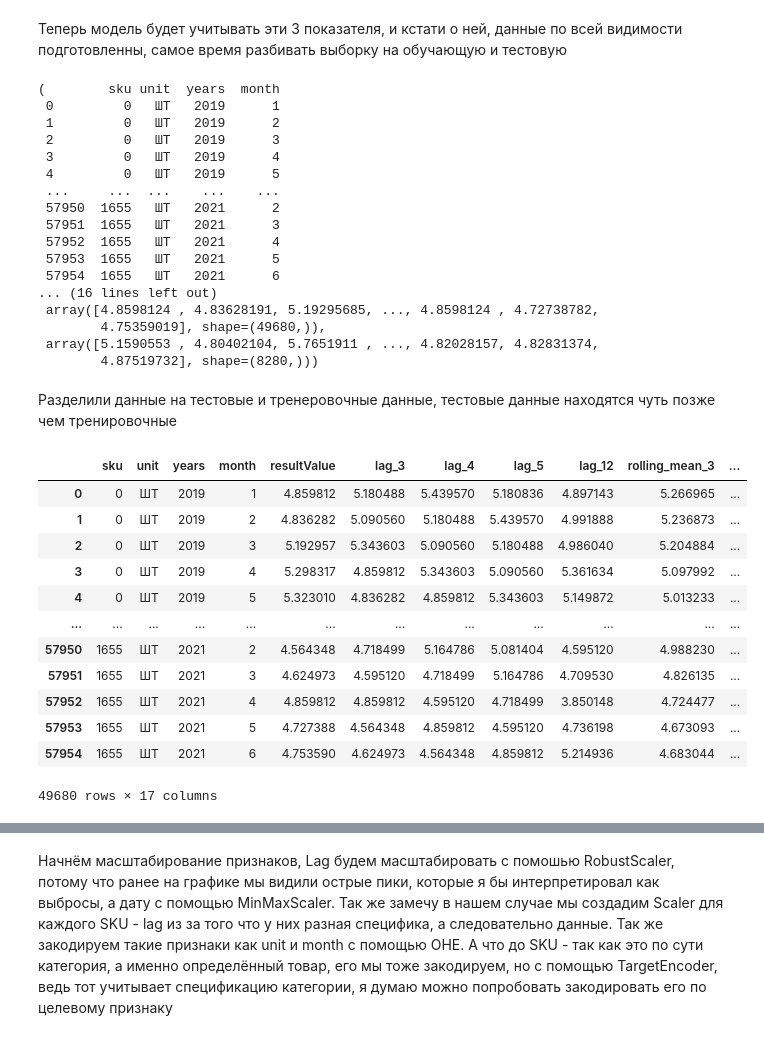
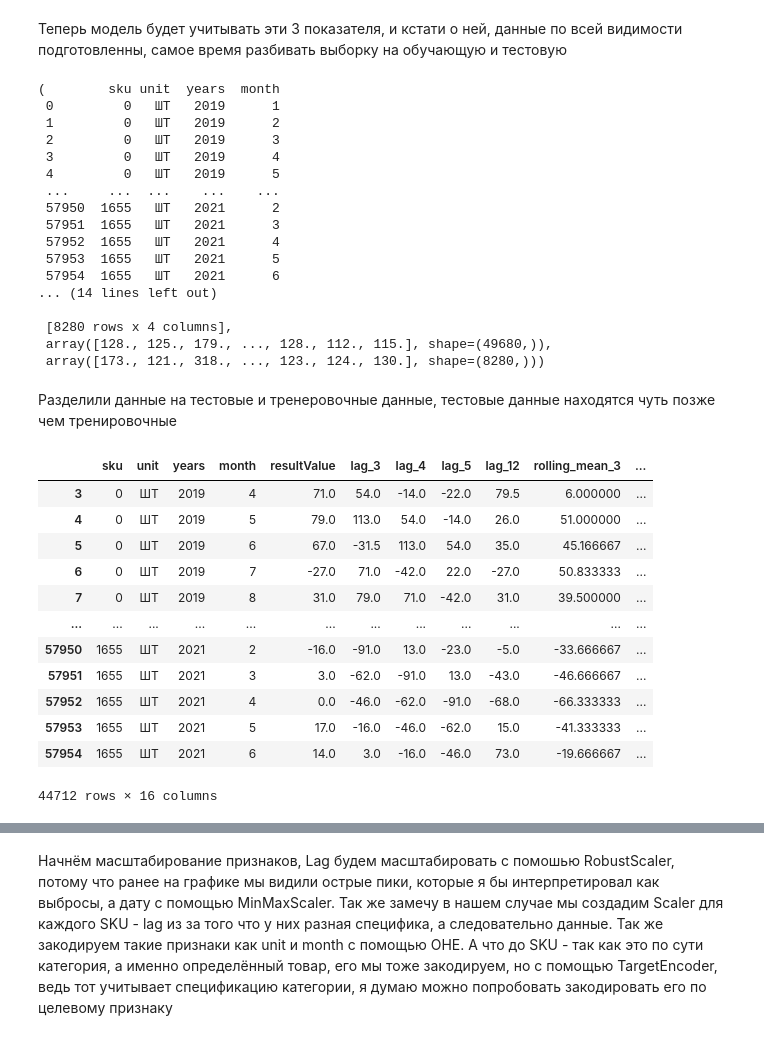
Before and after one commit to HEYDA4HNK/mamo-2026, a Jupyter notebook: Notebook.ipynb, the cells around one changed output, grey strips where cells are left out. Drawn from its saved outputs; the diff is of its cells as text; code cells hidden in the pictures.

```diff
--- a/Notebook.ipynb
+++ b/Notebook.ipynb
@@ -149,8 +149,6 @@ plt.plot((dataForGraphicMin["years"] - 2019) * 12 + dataForGraphicMin["month"],
 Так же думаю месяц можно будет представить в виде OHE, так как мы видим месяцов в разные года, так что вполне считаю в будущем можно будет года масштабировать с помощью MinMaxScaler, а месяцы с помощью OHE
 # %%
 transformedTrainData.loc[transformedTrainData['resultValue'] < 0, 'resultValue'] = 0
-
-transformedTrainData['resultValue'] = np.log(transformedTrainData['resultValue'] + 1)
 transformedTrainData
 # %% [output]
 |  | sku | unit | resultValue | years | month |
@@ -355,10 +353,18 @@ seasonedData.head(12)
 # %%
-def add_all_info_rows(dataFrame, lags_values, rolling_windows):
+def convert_result_value(dataFrame, diff):
     df = dataFrame.copy()
+    df['resultValue'] = df.groupby('sku')['resultValue'].diff(diff)
+    df = df.dropna()
+    return df
+
+def add_all_info_rows(dataFrame,lags_values, rolling_windows):
+    df = dataFrame.copy()
+    df = convert_result_value(df, lags_values[0])
     dataWithLags, lags = add_lags(df, lags_values)
     rollingData, rolling_means = add_rolling_mean(dataWithLags, f'lag_{lags_values[0]}', rolling_windows)
     rollingData, rolling_std = add_rolling_std(rollingData, f'lag_{lags_values[0]}', rolling_windows)
-    seasonedData, season_col = add_season_ratio(rollingData, f'lag_{lags_values[0]}')
-    seasonedData, season_dev_col = add_season_deviation(seasonedData, f'lag_{lags_values[0]}')
-
-    return (seasonedData, lags + rolling_means + rolling_std + season_dev_col, season_col)
+    seasonedData, season_dev_col = add_season_deviation(rollingData, f'lag_{lags_values[0]}')
+    seasonedData = seasonedData.dropna()
+    return (seasonedData, lags + rolling_means + rolling_std + season_dev_col, [])
+allTransform, allCols, all_freCols = add_all_info_rows(transformedTrainData, [3, 4, 5, 12], [3, 6, 12])
+allTransform
@@ -441,33 +460,34 @@ X_train, X_test, y_train, y_test
  57952  1655   ШТ   2021      4
  57953  1655   ШТ   2021      5
  57954  1655   ШТ   2021      6
-... (16 lines left out)
- array([4.8598124 , 4.83628191, 5.19295685, ..., 4.8598124 , 4.72738782,
-        4.75359019], shape=(49680,)),
- array([5.1590553 , 4.80402104, 5.7651911 , ..., 4.82028157, 4.82831374,
-        4.87519732], shape=(8280,)))
+... (14 lines left out)
+
+ [8280 rows x 4 columns],
+ array([128., 125., 179., ..., 128., 112., 115.], shape=(49680,)),
+ array([173., 121., 318., ..., 123., 124., 130.], shape=(8280,)))
 # %% [markdown]
 Разделили данные на тестовые и тренеровочные данные, тестовые данные находятся чуть позже чем тренировочные
 # %%
 learnTrain = X_train.copy()
 learnTrain['resultValue'] = y_train
 paramsTrain, cols, free_cols = add_all_info_rows(learnTrain, lags_3, windows_3)
+diff_y_train = paramsTrain['resultValue']
 X_train_params = paramsTrain.drop('resultValue', axis=1)
-paramsTrain
+display(paramsTrain)
 # %% [output]
 |  | sku | unit | years | month | resultValue | lag_3 | lag_4 | lag_5 | lag_12 | rolling_mean_3 | ... |
-| 0 | 0 | ШТ | 2019 | 1 | 4.859812 | 5.180488 | 5.439570 | 5.180836 | 4.897143 | 5.266965 | ... |
-| 1 | 0 | ШТ | 2019 | 2 | 4.836282 | 5.090560 | 5.180488 | 5.439570 | 4.991888 | 5.236873 | ... |
-| 2 | 0 | ШТ | 2019 | 3 | 5.192957 | 5.343603 | 5.090560 | 5.180488 | 4.986040 | 5.204884 | ... |
-| 3 | 0 | ШТ | 2019 | 4 | 5.298317 | 4.859812 | 5.343603 | 5.090560 | 5.361634 | 5.097992 | ... |
-| 4 | 0 | ШТ | 2019 | 5 | 5.323010 | 4.836282 | 4.859812 | 5.343603 | 5.149872 | 5.013233 | ... |
+| 3 | 0 | ШТ | 2019 | 4 | 71.0 | 54.0 | -14.0 | -22.0 | 79.5 | 6.000000 | ... |
+| 4 | 0 | ШТ | 2019 | 5 | 79.0 | 113.0 | 54.0 | -14.0 | 26.0 | 51.000000 | ... |
+| 5 | 0 | ШТ | 2019 | 6 | 67.0 | -31.5 | 113.0 | 54.0 | 35.0 | 45.166667 | ... |
+| 6 | 0 | ШТ | 2019 | 7 | -27.0 | 71.0 | -42.0 | 22.0 | -27.0 | 50.833333 | ... |
+| 7 | 0 | ШТ | 2019 | 8 | 31.0 | 79.0 | 71.0 | -42.0 | 31.0 | 39.500000 | ... |
 | ... | ... | ... | ... | ... | ... | ... | ... | ... | ... | ... | ... |
-| 57950 | 1655 | ШТ | 2021 | 2 | 4.564348 | 4.718499 | 5.164786 | 5.081404 | 4.595120 | 4.988230 | ... |
-| 57951 | 1655 | ШТ | 2021 | 3 | 4.624973 | 4.595120 | 4.718499 | 5.164786 | 4.709530 | 4.826135 | ... |
-| 57952 | 1655 | ШТ | 2021 | 4 | 4.859812 | 4.859812 | 4.595120 | 4.718499 | 3.850148 | 4.724477 | ... |
-| 57953 | 1655 | ШТ | 2021 | 5 | 4.727388 | 4.564348 | 4.859812 | 4.595120 | 4.736198 | 4.673093 | ... |
-| 57954 | 1655 | ШТ | 2021 | 6 | 4.753590 | 4.624973 | 4.564348 | 4.859812 | 5.214936 | 4.683044 | ... |
+| 57950 | 1655 | ШТ | 2021 | 2 | -16.0 | -91.0 | 13.0 | -23.0 | -5.0 | -33.666667 | ... |
+| 57951 | 1655 | ШТ | 2021 | 3 | 3.0 | -62.0 | -91.0 | 13.0 | -43.0 | -46.666667 | ... |
+| 57952 | 1655 | ШТ | 2021 | 4 | 0.0 | -46.0 | -62.0 | -91.0 | -68.0 | -66.333333 | ... |
+| 57953 | 1655 | ШТ | 2021 | 5 | 17.0 | -16.0 | -46.0 | -62.0 | 15.0 | -41.333333 | ... |
+| 57954 | 1655 | ШТ | 2021 | 6 | 14.0 | 3.0 | -16.0 | -46.0 | 73.0 | -19.666667 | ... |
-49680 rows × 17 columns
+44712 rows × 16 columns
 # %%
 def get_lag_for_date(dateFrame, lagsFrom, lags):
     df = dateFrame.copy()
```
Also changed, not shown: parts of 45 cells of this notebook, 2 other files.
